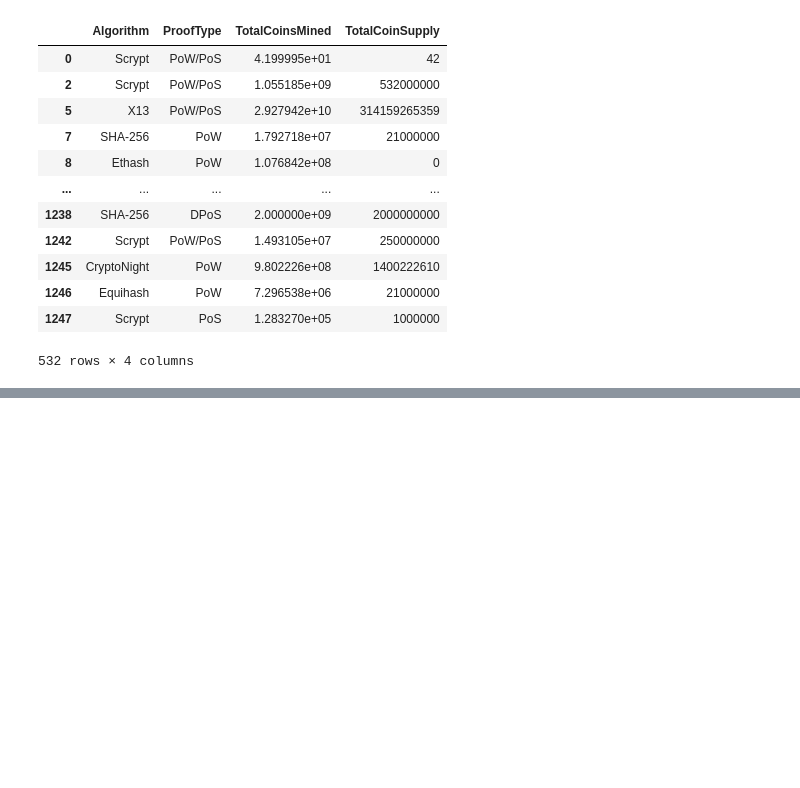
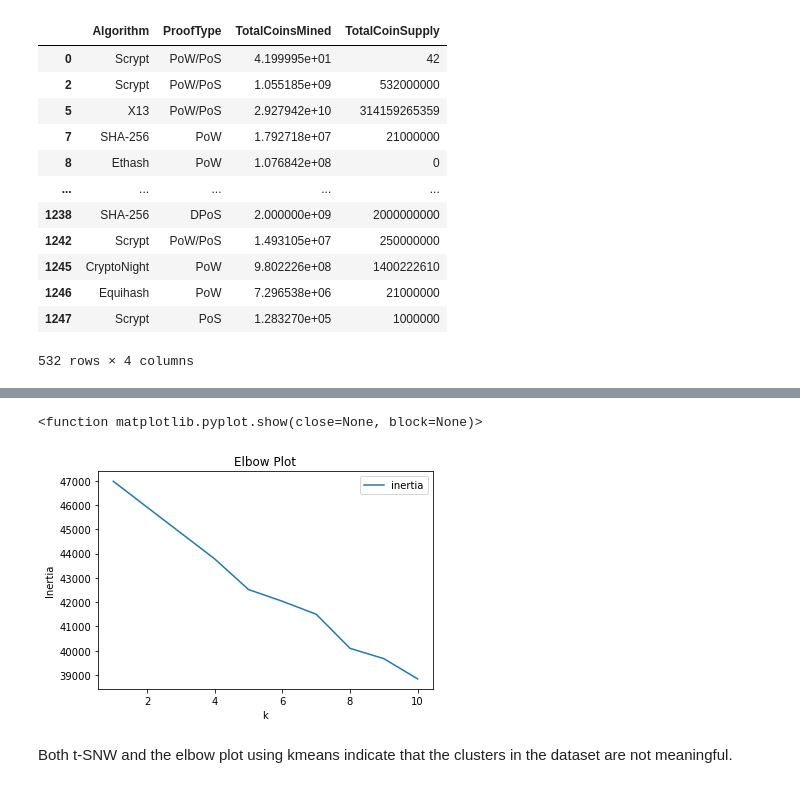
Before and after one commit to dkoski23/unsupervised-learning-crpyto-clusters, a Jupyter notebook: unsupervised_learning_crypto_clusters.ipynb, the cells around one changed output, grey strips where cells are left out. Saved outputs shown, nothing was run; the diff lists cells and outputs as text; code cells hidden in the pictures; blank space fills up the shorter version.

```diff
--- a/unsupervised_learning_crypto_clusters.ipynb
+++ b/unsupervised_learning_crypto_clusters.ipynb
@@ -124,0 +188,22 @@ coin_df
+# %%
+# identify cluster with k-means
+inertia = []
+k = list(range(1,11))
+
+for i in k:
+    kmeans = KMeans(n_clusters=i, random_state=0)
+    kmeans.fit(principal_components)
+    inertia.append(kmeans.inertia_)
+# %%
+#make elbow plot
+elbow_df = pd.DataFrame({'k':k, 'inertia': inertia})
+elbow_df.plot.line(x='k', y = 'inertia')
+plt.xlabel("k")
+plt.ylabel('Inertia')
+plt.title('Elbow Plot')
+plt.show
+# %% [output]
+<function matplotlib.pyplot.show(close=None, block=None)>
+[figure, added]
+# %% [markdown]
+Both t-SNW and the elbow plot using kmeans indicate that the clusters in the dataset are not meaningful.
```
Also changed, not shown: parts of 6 cells of this notebook.
